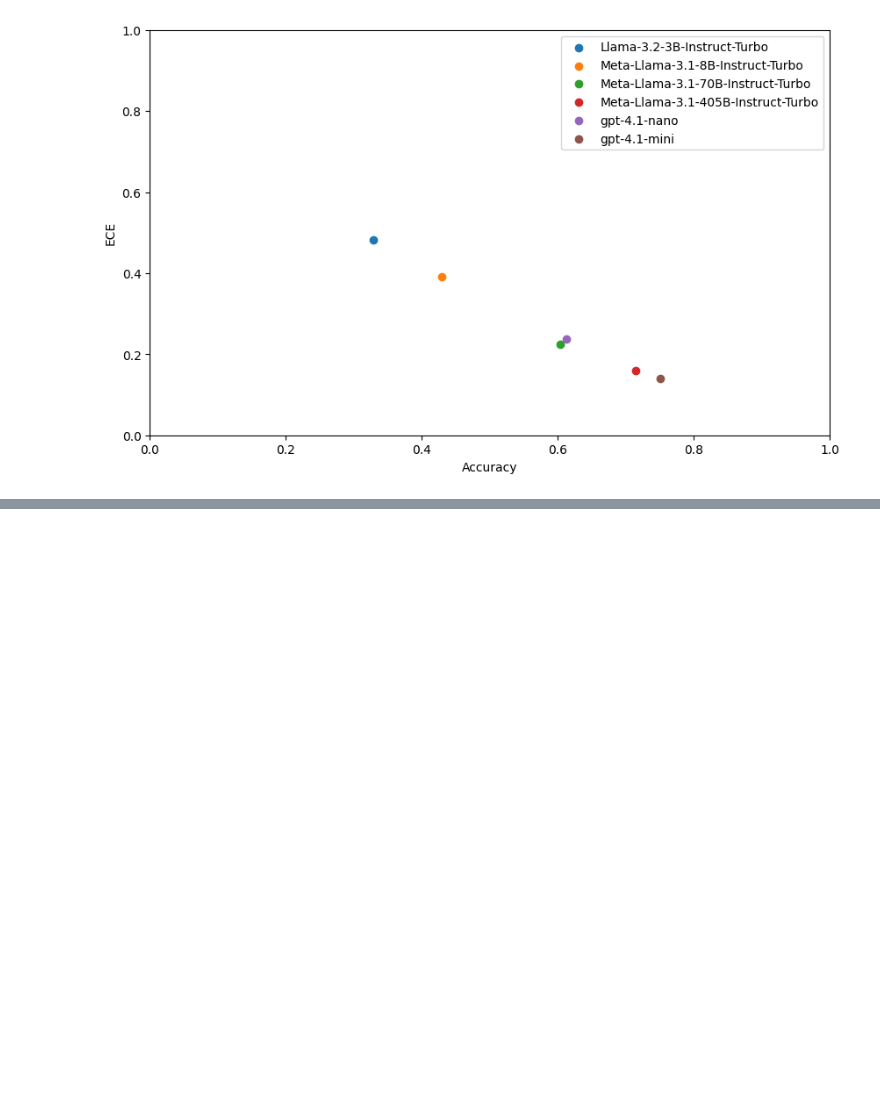
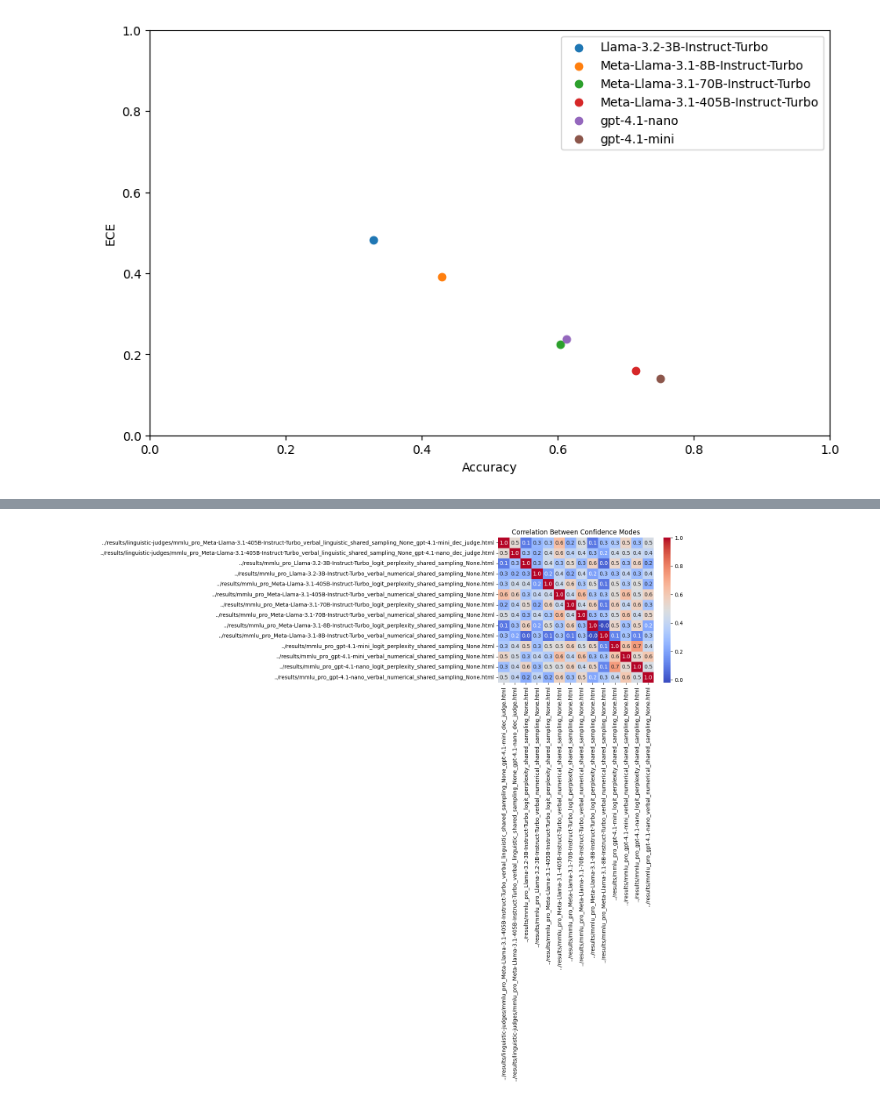
Before and after one commit to Linwei94/LLM-Calibration-Study, a Jupyter notebook: analysis/confidence_analysis.ipynb, the cells around one changed output, grey strips where cells are left out. Cells and saved outputs as stored; diff of their text form; code cells hidden in the pictures; blank space fills up the shorter version.

```diff
--- a/analysis/confidence_analysis.ipynb
+++ b/analysis/confidence_analysis.ipynb
@@ -137,0 +172,3 @@ plt.show()
+# %%
+filenames = [os.path.join("../results", f) for f in os.listdir('../results/')  if not f.startswith('.') and not f.startswith('linguistic') and not f.endswith(".json")] + [os.path.join("../results/linguistic-judges", f) for f in os.listdir('../results/linguistic-judges') if not f.startswith('.') and not f.startswith('linguistic') and not f.endswith(".json")]
+filenames = sorted(filenames)
@@ -137,0 +192,5 @@ plt.show()
+# %%
+conf_dict = dict()
+for file in filenames:
+    conf_dict[file] = get_confidence(file)
+    print(len(conf_dict[file]))
@@ -137,0 +212,9 @@ plt.show()
+# %%
+df = pd.DataFrame(conf_dict)
+corr = df.corr(method='spearman')
+sns.heatmap(corr, annot=True, cmap='coolwarm', fmt=".1f")
+plt.title("Correlation Between Confidence Modes")
+plt.xticks(rotation=90)
+plt.show()
+# %% [output]
+[figure, added]
```
Also changed, not shown: parts of 7 cells of this notebook, 3 other files.
